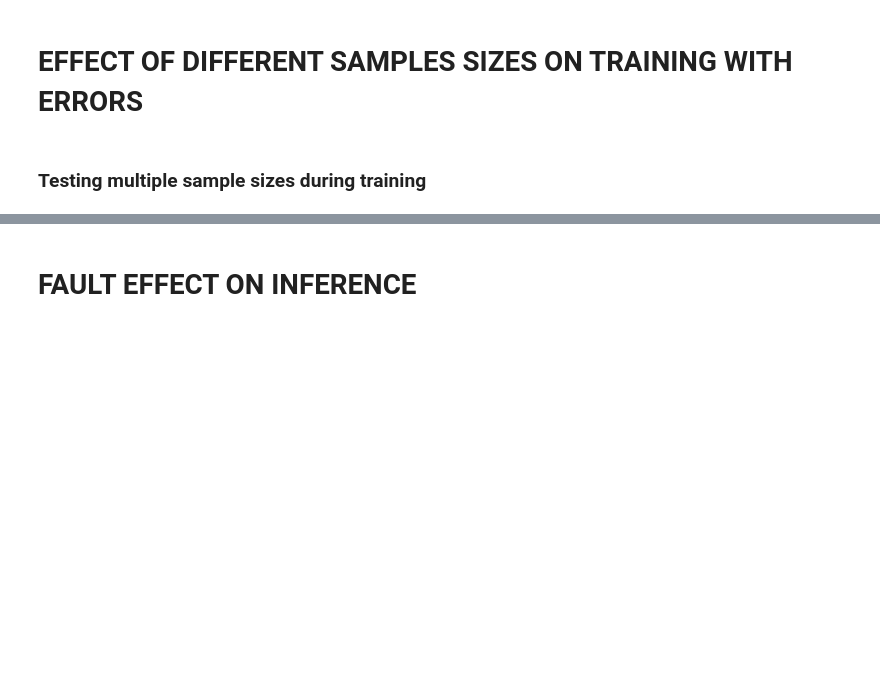
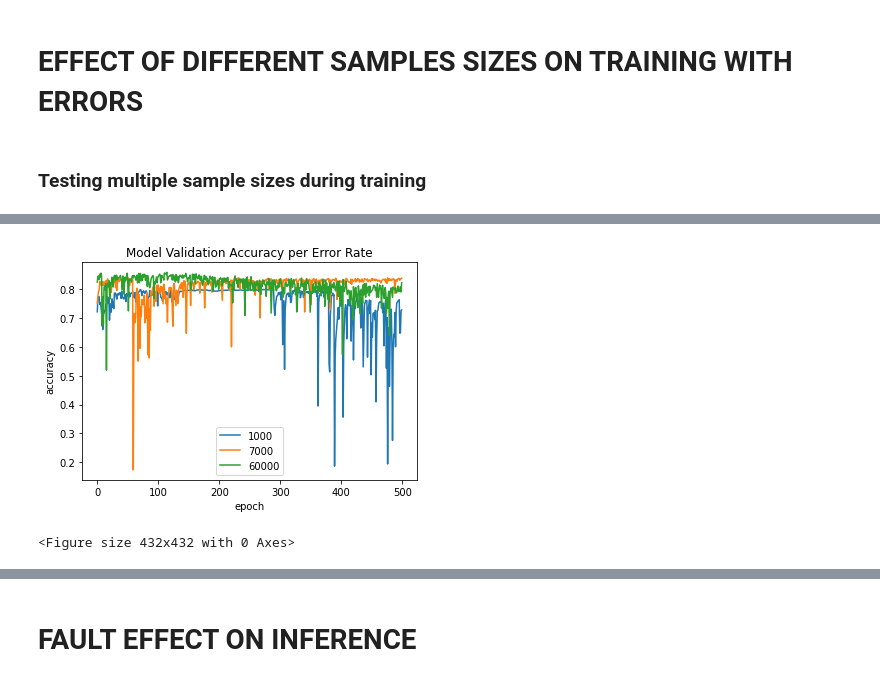
Before and after one commit to dPhanekham/tf2_error_injection, a Jupyter notebook: iris_inject_errors/mnist_fashion_fault_injection.ipynb, the cells around one changed output, grey strips where cells are left out. Saved outputs shown, nothing was run; the diff lists cells and outputs as text; code cells hidden in the pictures; blank space fills up the shorter version.

```diff
--- a/iris_inject_errors/mnist_fashion_fault_injection.ipynb
+++ b/iris_inject_errors/mnist_fashion_fault_injection.ipynb
@@ -444,0 +459,42 @@ len(error_rate_train_history[0][0])
+# %%
+# plt.plot(train_history.history['loss'])
+plt.plot(sample_size_train_history[0][3])
+# plt.plot(sample_size_train_history[1][3])
+# plt.plot(sample_size_train_history[2][3])
+# plt.plot(sample_size_train_history[3][3])
+# plt.plot(sample_size_train_history[4][3])
+# plt.plot(sample_size_train_history[5][3])
+plt.plot(sample_size_train_history[6][3])
+# plt.plot(sample_size_train_history[7][3])
+# plt.plot(sample_size_train_history[8][3])
+# plt.plot(sample_size_train_history[9][3])
+# plt.plot(sample_size_train_history[10][3])
+# plt.plot(sample_size_train_history[11][3])
+# plt.plot(sample_size_train_history[12][3])
+# plt.plot(sample_size_train_history[13][3])
+plt.plot(sample_size_train_history[14][3])
+plt.title('Model Validation Accuracy per Error Rate')
+plt.ylabel('accuracy')
+plt.xlabel('epoch')
+# plt.ylim(top=0.6, bottom=0)
+plt.legend(['1000',
+#             '2000',
+#             '3000',
+#             '4000',
+#             '5000',
+#             '6000',
+            '7000',
+#             '8000',
+#             '9000',
+#             '10000',
+#             '20000',
+#             '30000',
+#             '40000',
+#             '50000',
+            '60000'])
+plt.figure(figsize=(6, 6))
+# plt.show()
+plt.savefig('figures/error_model_loss', bbox_inches='tight')
+# %% [output]
+[figure, added]
+<Figure size 432x432 with 0 Axes>
```
Also changed, not shown: parts of 22 cells of this notebook, 3 other files.
